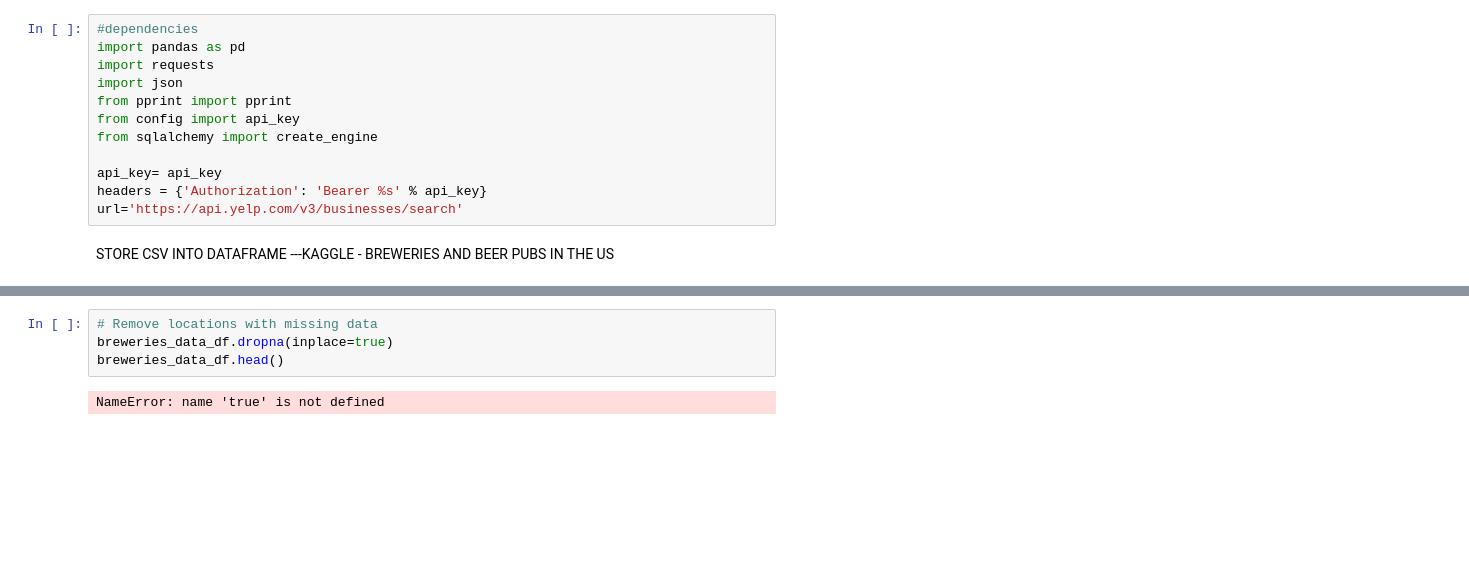
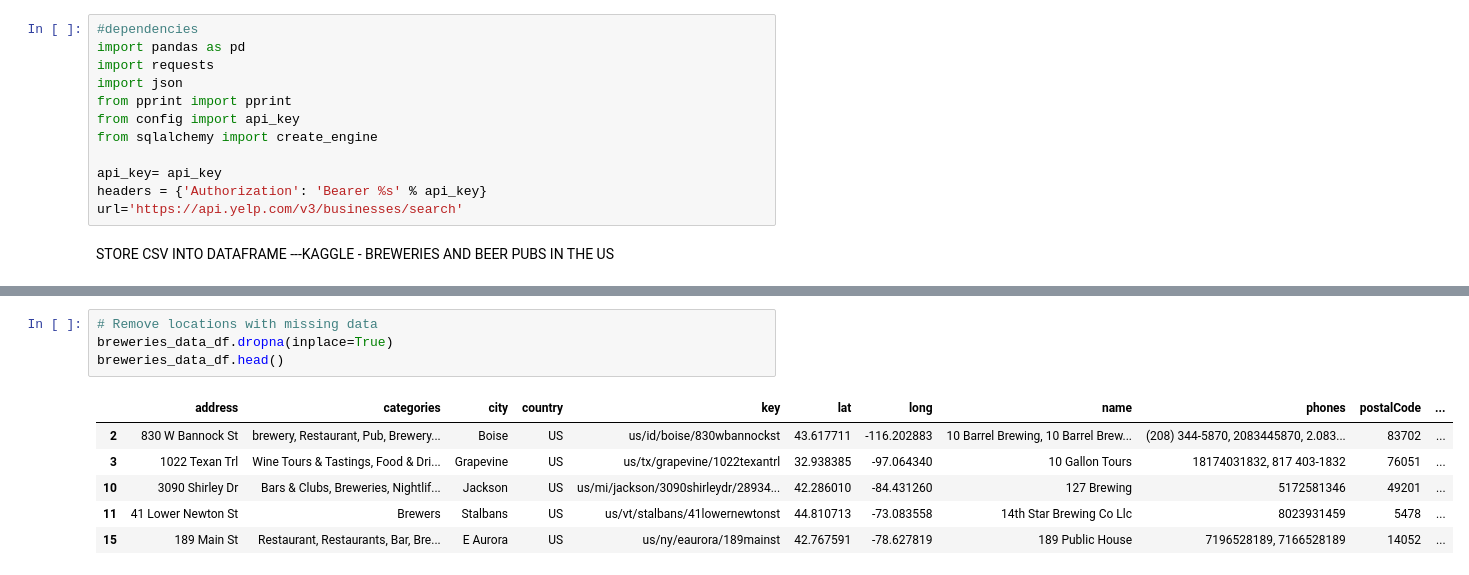
Before and after one commit to melindaeudy/ETL-Project, a Jupyter notebook: ETL.ipynb, the cells around one changed output, grey strips where cells are left out. Drawn from its saved outputs; the diff is of its cells as text; blank space fills up the shorter version.

```diff
--- a/ETL.ipynb
+++ b/ETL.ipynb
@@ -27,10 +27,15 @@ breweries_data_df.head()
 | 4 | Po Box 135 | American Restaurants, Bar & Grill... | Villard | US | us/mn/villard/pobox135 | NaN | NaN | 10 Mile Tavern | 3205542939 | 56385 | ... |
 # %%
 # Remove locations with missing data
-breweries_data_df.dropna(inplace=true)
+breweries_data_df.dropna(inplace=True)
 breweries_data_df.head()
 # %% [output]
-NameError: name 'true' is not defined
+|  | address | categories | city | country | key | lat | long | name | phones | postalCode | ... |
+| 2 | 830 W Bannock St | brewery, Restaurant, Pub, Brewery... | Boise | US | us/id/boise/830wbannockst | 43.617711 | -116.202883 | 10 Barrel Brewing, 10 Barrel Brew... | (208) 344-5870, 2083445870, 2.083... | 83702 | ... |
+| 3 | 1022 Texan Trl | Wine Tours & Tastings, Food & Dri... | Grapevine | US | us/tx/grapevine/1022texantrl | 32.938385 | -97.064340 | 10 Gallon Tours | 18174031832, 817 403-1832 | 76051 | ... |
+| 10 | 3090 Shirley Dr | Bars & Clubs, Breweries, Nightlif... | Jackson | US | us/mi/jackson/3090shirleydr/28934... | 42.286010 | -84.431260 | 127 Brewing | 5172581346 | 49201 | ... |
+| 11 | 41 Lower Newton St | Brewers | Stalbans | US | us/vt/stalbans/41lowernewtonst | 44.810713 | -73.083558 | 14th Star Brewing Co Llc | 8023931459 | 5478 | ... |
+| 15 | 189 Main St | Restaurant, Restaurants, Bar, Bre... | E Aurora | US | us/ny/eaurora/189mainst | 42.767591 | -78.627819 | 189 Public House | 7196528189, 7166528189 | 14052 | ... |
 # %%
 # Delete Columns not required for final production database
 del breweries_data_df["key"]
```
Also changed, not shown: parts of 11 cells of this notebook.
